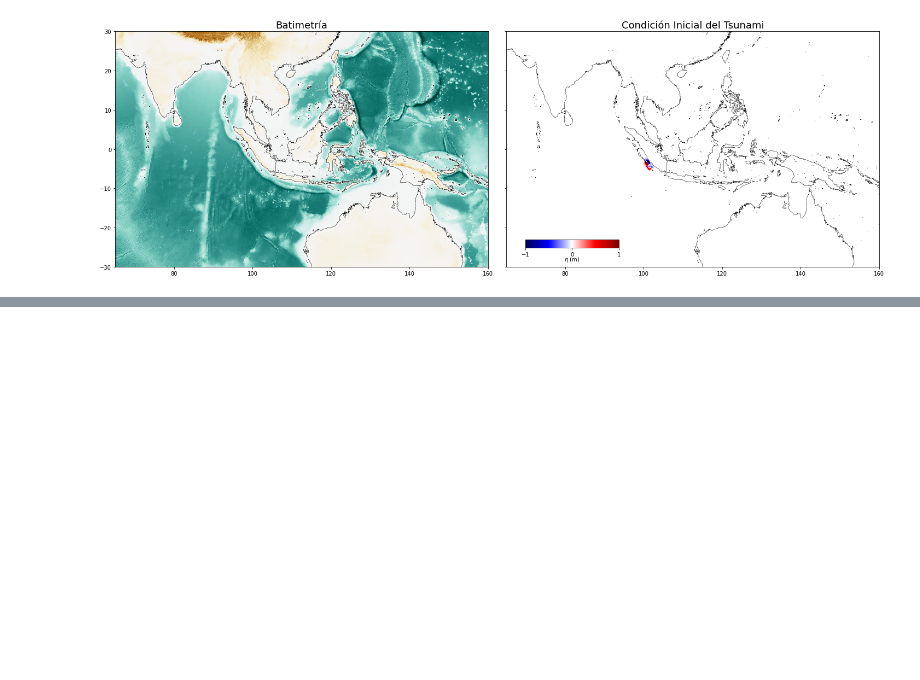
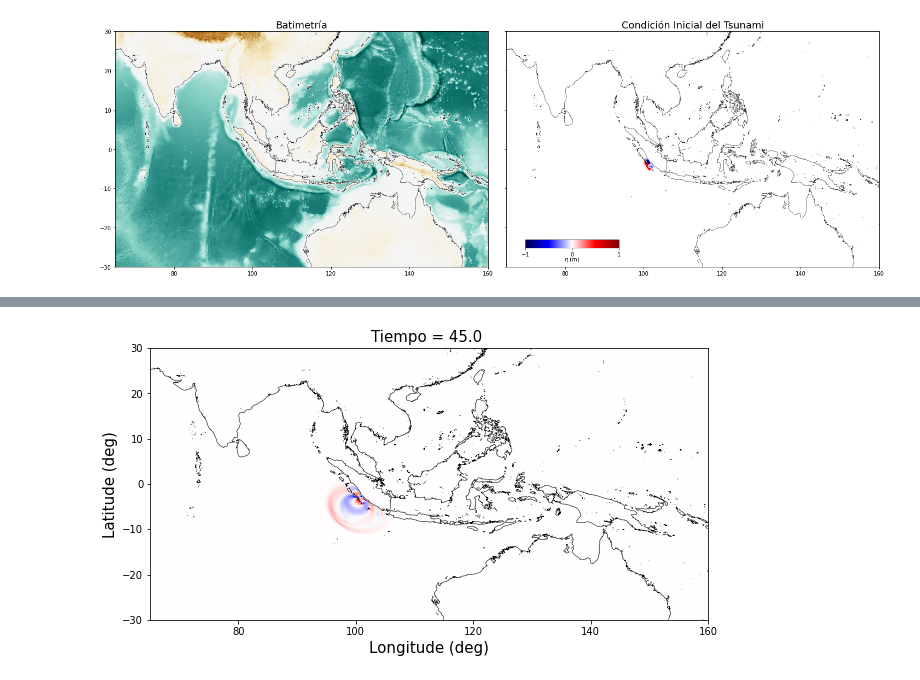
Before and after one commit to mqquiroz/easywave, a Jupyter notebook: Easywave_Model.ipynb, the cells around one changed output, grey strips where cells are left out. Cells and saved outputs as stored; diff of their text form; code cells hidden in the pictures; blank space fills up the shorter version.

```diff
--- a/Easywave_Model.ipynb
+++ b/Easywave_Model.ipynb
@@ -277,0 +269,36 @@ int(10/2)
+# %%
+#Creamos el grafico
+alto  = 5
+ancho = 10
+
+fig1, ax = plt.subplots(figsize=(ancho,alto))
+
+dt = 5
+
+#Definir cosas que no se mueven
+ax.set_xlabel('Longitude (deg)',fontsize=15)
+ax.set_ylabel('Latitude (deg)',fontsize=15)
+ax.set_xlim(np.min(lon_x),np.max(lon_x))
+ax.set_ylim(np.min(lat_y),np.max(lat_y))
+
+ax.contour(lon_x,lat_y,grid,levels=[0],colors='k',linewidths=0.5)
+
+X, Y = np.meshgrid(lon_x,lat_y)
+
+quad = ax.pcolormesh(X,Y,np.zeros(np.shape(X)),shading='gouraud',cmap=plt.cm.seismic, vmin=-1, vmax = 1)
+
+#cbar = fig1.colorbar(quad)
+#cbar.ax.set_ylabel('$\eta (t)$ (m)',fontsize=15)
+
+time_text = ax.set_title('',fontsize=15)
+
+def animate(t):
+  eta = sim['SSH'][t,::]
+  time_text.set_text('Tiempo = %1.0f  min' % (t*dt,))
+  quad.set_array(eta.ravel())
+  return quad, time_text
+
+anim = animation.FuncAnimation(fig1, animate, frames= 10, interval=200, blit=True)
+
+HTML(anim.to_jshtml())
+# %% [output]
@@ -277,0 +306 @@ int(10/2)
+[figure, added]
```
Also changed, not shown: parts of 8 cells of this notebook.
